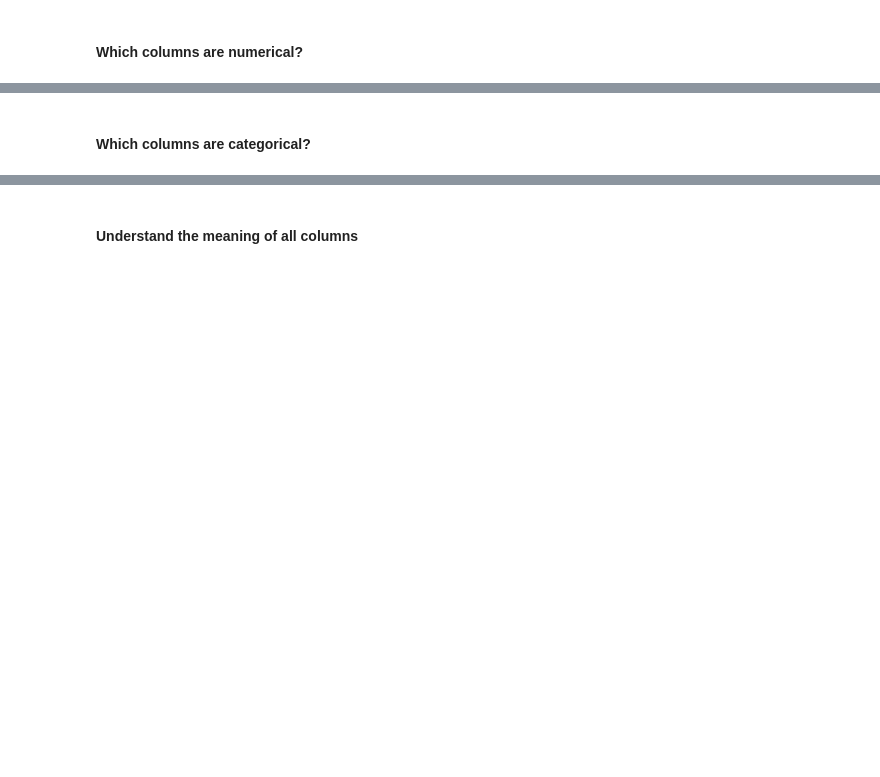
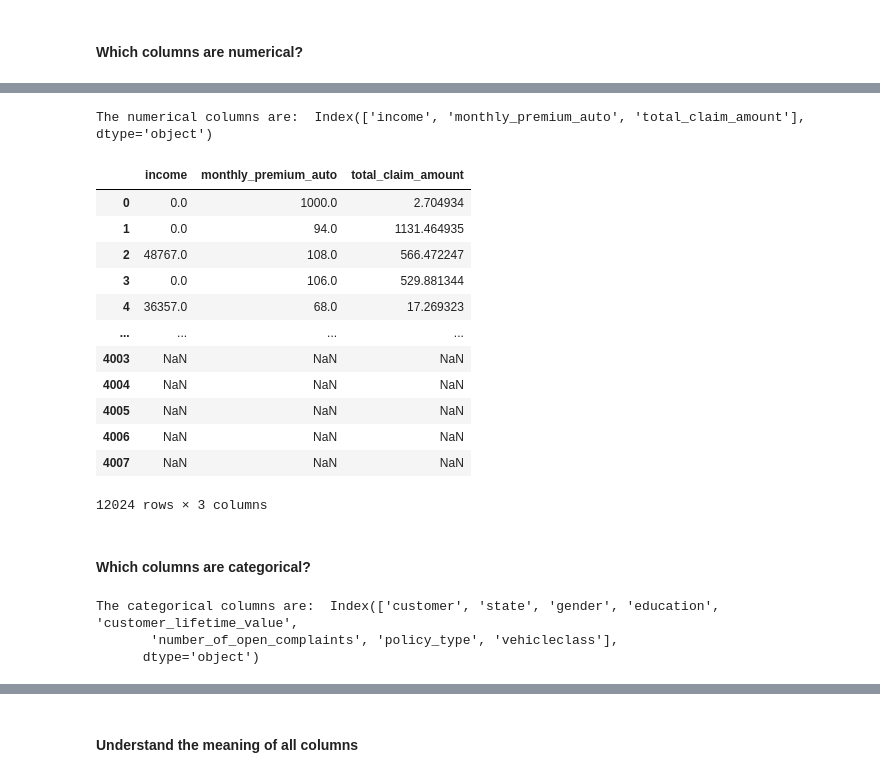
Before and after one commit to Jesus-Almansa/lab-customer-analysis-round-1, a Jupyter notebook: files_for_lab/repaso.ipynb, the cells around one changed output, grey strips where cells are left out. Drawn from its saved outputs; the diff is of its cells as text; code cells hidden in the pictures; blank space fills up the shorter version.

```diff
--- a/files_for_lab/repaso.ipynb
+++ b/files_for_lab/repaso.ipynb
@@ -106,2 +119,30 @@ df
+# %%
+num = df.select_dtypes(np.number)
+print("The numerical columns are: ", num.columns)
+# %% [output]
+The numerical columns are:  Index(['income', 'monthly_premium_auto', 'total_claim_amount'], dtype='object')
+# %%
+num
+# %% [output]
+|  | income | monthly_premium_auto | total_claim_amount |
+| 0 | 0.0 | 1000.0 | 2.704934 |
+| 1 | 0.0 | 94.0 | 1131.464935 |
+| 2 | 48767.0 | 108.0 | 566.472247 |
+| 3 | 0.0 | 106.0 | 529.881344 |
+| 4 | 36357.0 | 68.0 | 17.269323 |
+| ... | ... | ... | ... |
+| 4003 | NaN | NaN | NaN |
+| 4004 | NaN | NaN | NaN |
+| 4005 | NaN | NaN | NaN |
+| 4006 | NaN | NaN | NaN |
+| 4007 | NaN | NaN | NaN |
+12024 rows × 3 columns
 # %% [markdown]
 #### Which columns are categorical?
+# %%
+cat = df.select_dtypes(object)
+print("The categorical columns are: ", cat.columns)
+# %% [output]
+The categorical columns are:  Index(['customer', 'state', 'gender', 'education', 'customer_lifetime_value',
+       'number_of_open_complaints', 'policy_type', 'vehicleclass'],
+      dtype='object')
```
Also changed, not shown: parts of 8 cells of this notebook.
